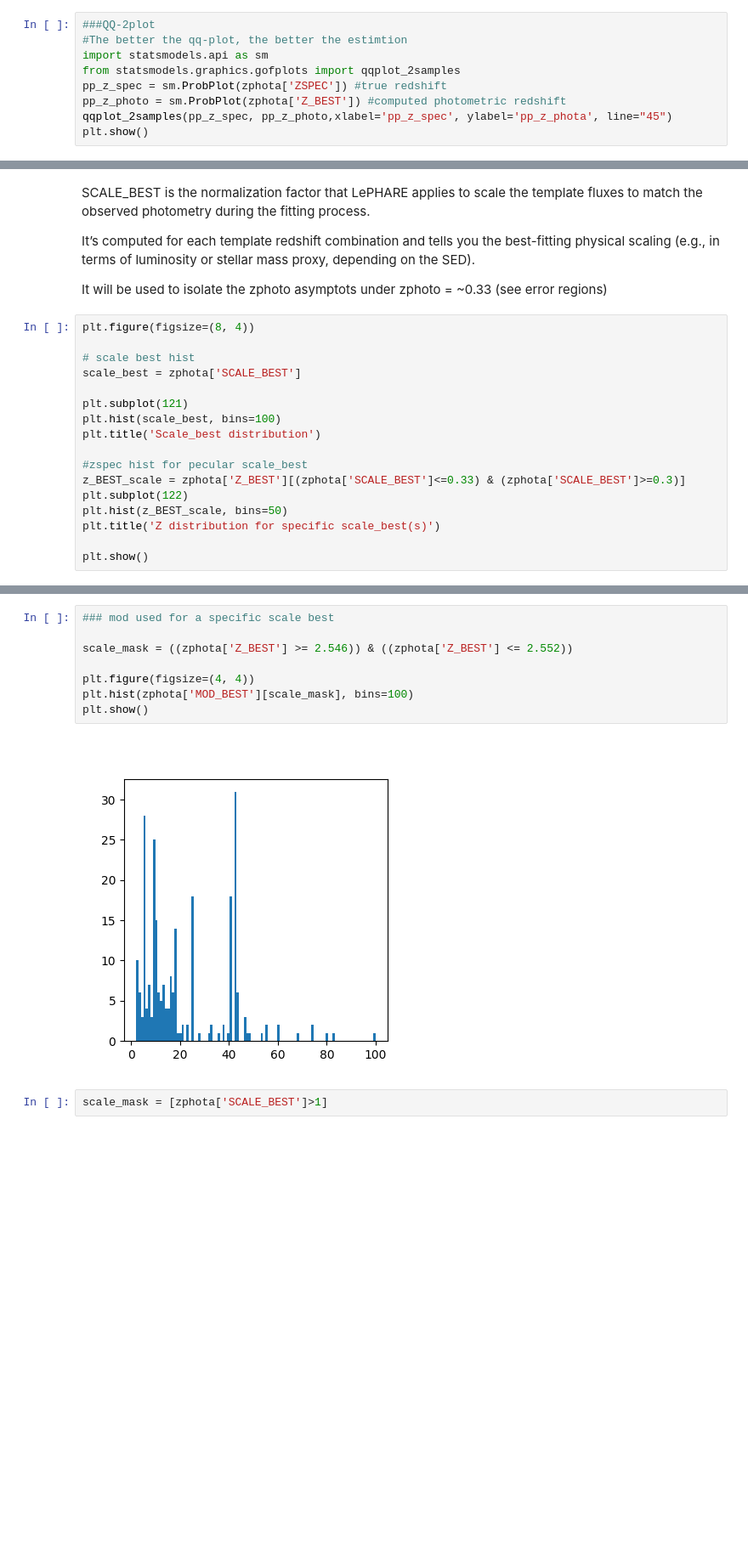
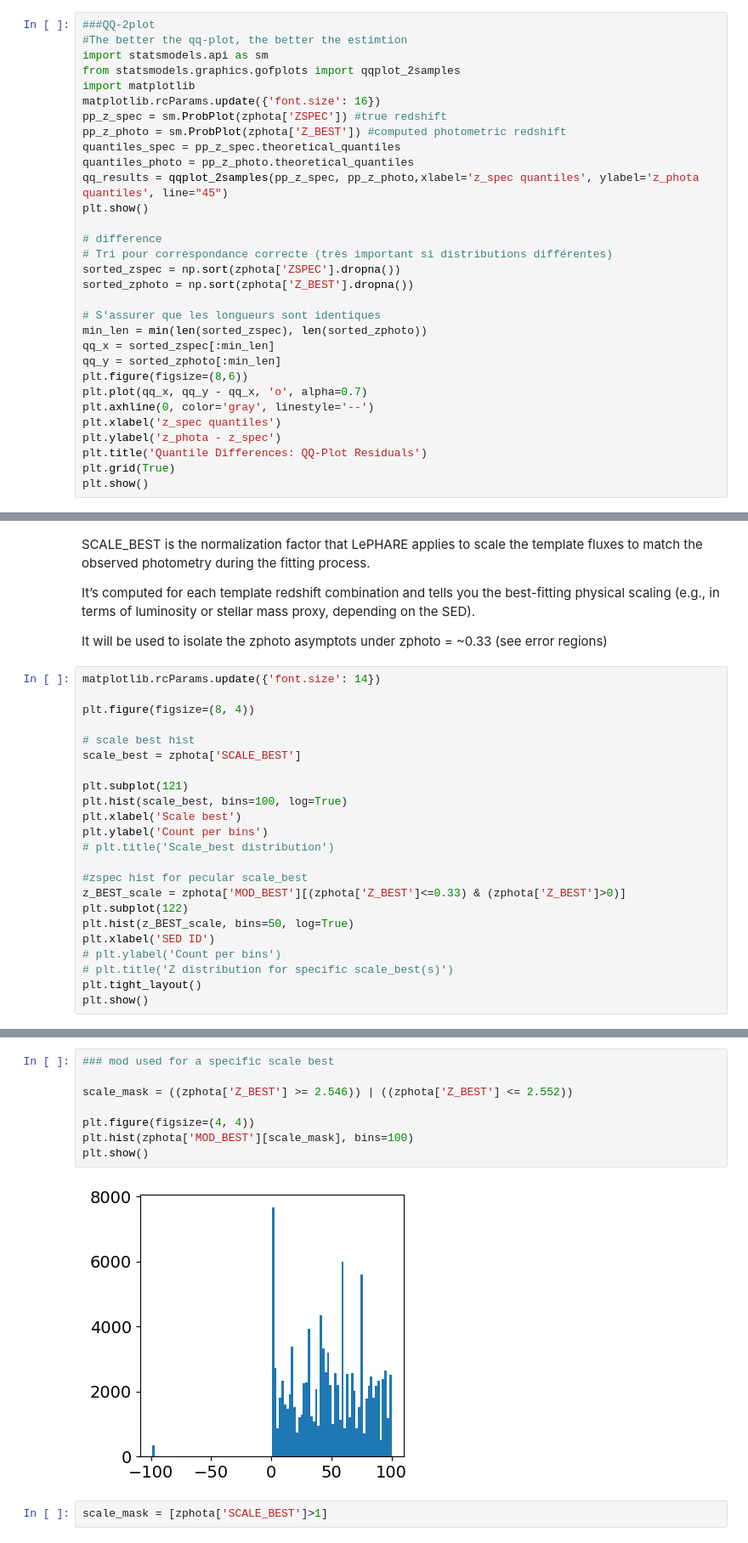
Before and after one commit to lephare-photoz/lephare, a Jupyter notebook: training_stats/notebooks/lephare_results_stats.ipynb, the cells around one changed output, grey strips where cells are left out. Shown at 85% size. Saved outputs shown, nothing was run; the diff lists cells and outputs as text; blank space fills up the shorter version.

```diff
--- a/training_stats/notebooks/lephare_results_stats.ipynb
+++ b/training_stats/notebooks/lephare_results_stats.ipynb
@@ -148,8 +255,30 @@ Even though most of the photometric redshifts calculated with lephare approx° m
 #The better the qq-plot, the better the estimtion
 import statsmodels.api as sm
 from statsmodels.graphics.gofplots import qqplot_2samples
+import matplotlib
+matplotlib.rcParams.update({'font.size': 16})
 pp_z_spec = sm.ProbPlot(zphota['ZSPEC']) #true redshift
 pp_z_photo = sm.ProbPlot(zphota['Z_BEST']) #computed photometric redshift
-qqplot_2samples(pp_z_spec, pp_z_photo,xlabel='pp_z_spec', ylabel='pp_z_phota', line="45")
+quantiles_spec = pp_z_spec.theoretical_quantiles
+quantiles_photo = pp_z_photo.theoretical_quantiles
+qq_results = qqplot_2samples(pp_z_spec, pp_z_photo,xlabel='z_spec quantiles', ylabel='z_phota quantiles', line="45")
 plt.show()
+
+# difference
+# Tri pour correspondance correcte (très important si distributions différentes)
+sorted_zspec = np.sort(zphota['ZSPEC'].dropna())
+sorted_zphoto = np.sort(zphota['Z_BEST'].dropna())
+
+# S'assurer que les longueurs sont identiques
+min_len = min(len(sorted_zspec), len(sorted_zphoto))
+qq_x = sorted_zspec[:min_len]
+qq_y = sorted_zphoto[:min_len]
+plt.figure(figsize=(8,6))
+plt.plot(qq_x, qq_y - qq_x, 'o', alpha=0.7)
+plt.axhline(0, color='gray', linestyle='--')
+plt.xlabel('z_spec quantiles')
+plt.ylabel('z_phota - z_spec')
+plt.title('Quantile Differences: QQ-Plot Residuals')
+plt.grid(True)
+plt.show()
 # %% [output]
@@ -232,20 +375,26 @@ It’s computed for each template redshift combination and tells you the best-fi
 
 It will be used to isolate the zphoto asymptots under zphoto = ~0.33 (see error regions)
 # %%
+matplotlib.rcParams.update({'font.size': 14})
+
 plt.figure(figsize=(8, 4))
 
 # scale best hist
 scale_best = zphota['SCALE_BEST']
 
 plt.subplot(121)
-plt.hist(scale_best, bins=100)
-plt.title('Scale_best distribution')
+plt.hist(scale_best, bins=100, log=True)
+plt.xlabel('Scale best')
+plt.ylabel('Count per bins')
+# plt.title('Scale_best distribution')
 
 #zspec hist for pecular scale_best
-z_BEST_scale = zphota['Z_BEST'][(zphota['SCALE_BEST']<=0.33) & (zphota['SCALE_BEST']>=0.3)]
+z_BEST_scale = zphota['MOD_BEST'][(zphota['Z_BEST']<=0.33) & (zphota['Z_BEST']>0)]
 plt.subplot(122)
-plt.hist(z_BEST_scale, bins=50)
-plt.title('Z distribution for specific scale_best(s)')
-
+plt.hist(z_BEST_scale, bins=50, log=True)
+plt.xlabel('SED ID')
+# plt.ylabel('Count per bins')
+# plt.title('Z distribution for specific scale_best(s)')
+plt.tight_layout()
 plt.show()
 # %% [output]
@@ -253,13 +402,13 @@ plt.show()
 # %%
 ### mod used for a specific scale best
 
-scale_mask = ((zphota['Z_BEST'] >= 2.546)) & ((zphota['Z_BEST'] <= 2.552))
+scale_mask = ((zphota['Z_BEST'] >= 2.546)) | ((zphota['Z_BEST'] <= 2.552))
 
 plt.figure(figsize=(4, 4))
 plt.hist(zphota['MOD_BEST'][scale_mask], bins=100)
 plt.show()
 # %% [output]
-[figure, old version]
+[figure, new version]
 # %%
 scale_mask = [zphota['SCALE_BEST']>1]
 # %% [markdown]
```
Also changed, not shown: parts of 38 cells of this notebook, 10 other files.
